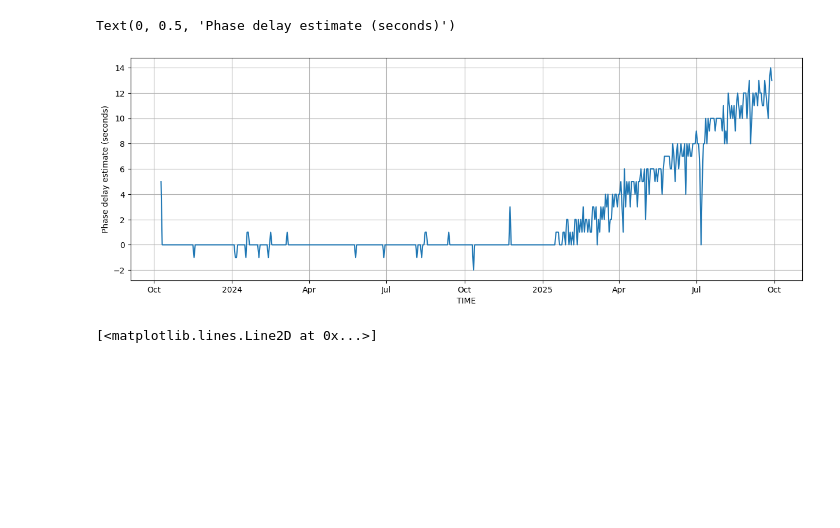
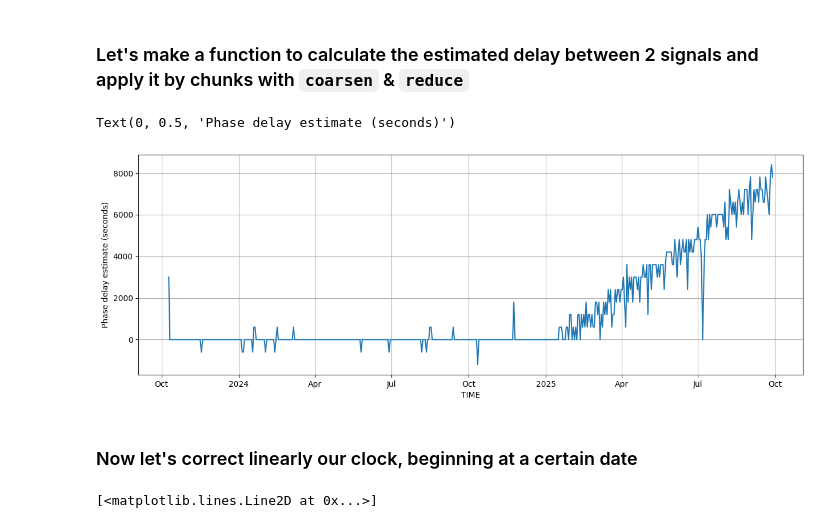
Before and after one commit to quai20/playground, a Jupyter notebook: clockCorr.ipynb, the cells around one changed output. Drawn from its saved outputs; the diff is of its cells as text; code cells hidden in the pictures; blank space fills up the shorter version.

```diff
--- a/clockCorr.ipynb
+++ b/clockCorr.ipynb
@@ -43,29 +62,36 @@ Data variables:
+# %% [markdown]
+### Let's make a function to calculate the estimated delay between 2 signals and apply it by chunks with `coarsen` & `reduce`
 # %%
+# Coarsen reduce only work with numpy arrays
 from scipy.ndimage import uniform_filter1d
 def mdelayc(x, axis=None):
     # X dimensions : N_GROUP, DATA WITHIN THE GROUP (T,N)
+    # Since we use 2 dimensions input (2 signals), the output has to be 2 dim (we'll leave one at 0)
     output = np.zeros([x.shape[0],x.shape[2]])
+    # Let's loop over coarsen groups
     for k in range(x.shape[0]):
         x1 = x[k,:,0]
         y1 = x[k,:,1]
-        x1 = (x1-np.mean(x1))/np.max(x1)
+        x1 = (x1-np.mean(x1))/np.max(x1) # norm
         y1 = (y1-np.mean(y1))/np.max(y1)
-        x1 = uniform_filter1d(x1, 10, mode='nearest')[10:-10]
+        x1 = uniform_filter1d(x1, 10, mode='nearest')[10:-10] # filter with a 10 points sliding mean
         y1 = uniform_filter1d(y1, 10, mode='nearest')[10:-10]
-        correlation = signal.correlate(x1, y1, mode="full")
-        lags = signal.correlation_lags(x1.size, y1.size, mode="full")
-        output[k,0] = lags[np.argmax(correlation)]
+        correlation = signal.correlate(x1, y1, mode="full") # scipy correlation
+        lags = signal.correlation_lags(x1.size, y1.size, mode="full") # scipy lags
+        output[k,0] = lags[np.argmax(correlation)] # store lag calculation for this group
     return output
-
+# apply and keep the 1st column
 mdelay = ds['DEPTH'].coarsen(TIME=200, boundary="trim").reduce(mdelayc).isel(NS=0)
 
 f,ax = plt.subplots(1,1,figsize=(15,5))
-mdelay.plot(ax=ax)
+(mdelay*600).plot(ax=ax) # dt = 600 sec
 ax.grid()
 ax.set_ylabel('Phase delay estimate (seconds)')
 # %% [output]
 Text(0, 0.5, 'Phase delay estimate (seconds)')
-[figure, old version]
+[figure, new version]
+# %% [markdown]
+### Now let's correct linearly our clock, beginning at a certain date
 # %%
 tds=np.zeros(len(ds1['TIME'].values),dtype='timedelta64[s]')
 ix = np.argmin(np.abs(ds1['TIME'].values - np.datetime64('2025-02-01')))
```
Also changed, not shown: parts of 16 cells of this notebook.
